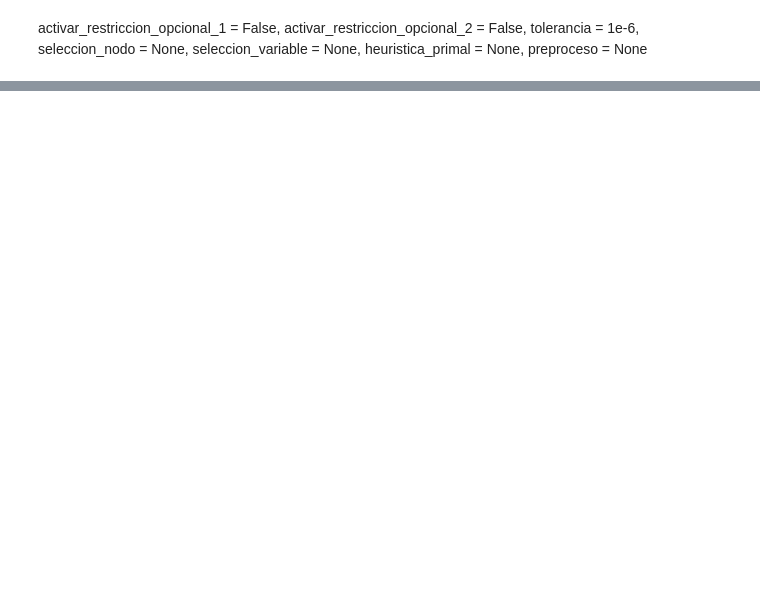
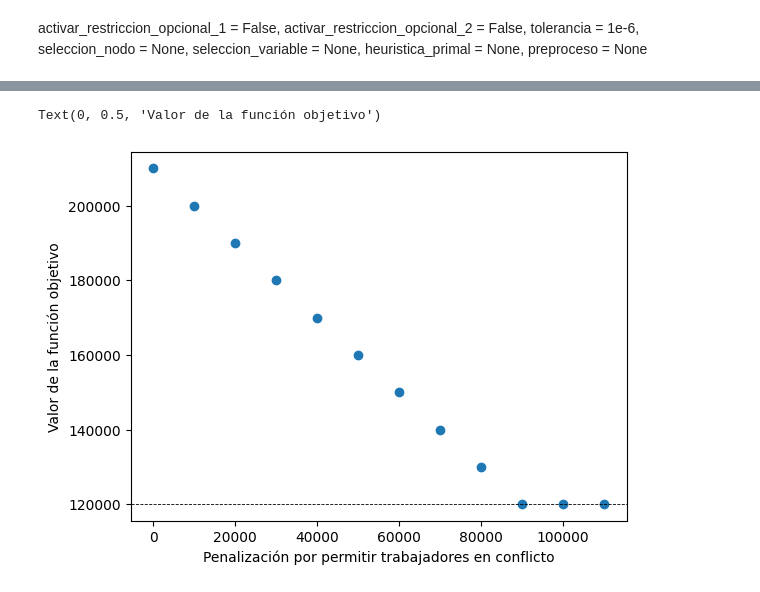
Before and after one commit to Nicopiwi/tps-invop-1c2024, a Jupyter notebook: tp1_ple/notebook.ipynb, the cells around one changed output, grey strips where cells are left out. Cells and saved outputs as stored; diff of their text form; code cells hidden in the pictures; blank space fills up the shorter version.

Commit message:
analisis de optimo con penalizacion

```diff
--- a/tp1_ple/notebook.ipynb
+++ b/tp1_ple/notebook.ipynb
@@ -31,21 +212,10 @@ TypeError: 'int' object is not iterable
 # %%
-def configurar_y_resolver_devuelve_tiempos(path, **config):
+def configurar_y_resolver_devuelve_optimo(path, **config):
     instancia = cargar_instancia_con_configuracion(path, **config)
     prob = cplex.Cplex()
     armar_lp(prob, instancia, shouldWrite=False)
     resolver_lp(prob, instancia)
-    return instancia.tiempo_de_computo
+    mostrar_solucion(prob, instancia)
+    return instancia.funcion_objetivo
+
+#configurar_y_resolver_devuelve_optimo("./entradas/entrada4.txt", preproceso = CPX_OFF, penalizacion_conflicto = 11000)
-# %%
-valores = [0.5,1.5]
-tiempos_valores_heuristica = []
-for i in valores:
-    tiempos_heuristica=[]
-    cont = 0
-    while cont != 5:
-        t = configurar_y_resolver_devuelve_tiempos("./entradas/entrada3.txt", activar_restriccion_opcional_1 = False, preproceso = CPX_OFF, heuristica_primal = i)
-        tiempos_heuristica.append(t)
-        cont = cont + 1
-    tiempo_medio = np.mean(tiempos_heuristica)
-    tiempos_valores_heuristica.append(tiempo_medio)
-
-print(valores,tiempos_valores_heuristica)
@@ -233,0 +222,6 @@ La orden 59 no se realiza. Por lo tanto, los trabajadores son []
+# %%
+
+grilla = np.arange(0,140000,10000)
+y = []
+for i in grilla:
+    y.append(configurar_y_resolver_devuelve_optimo("./entradas/entrada4.txt", preproceso = CPX_OFF, penalizacion_conflicto = i))
@@ -233,0 +246,8 @@ La orden 59 no se realiza. Por lo tanto, los trabajadores son []
+# %%
+plt.scatter(grilla,y)
+plt.axhline(120000, c= 'black',ls = '--',lw=0.6,label = 'Limite de tolerancia conflictos')
+plt.xlabel('Penalización por permitir trabajadores en conflicto')
+plt.ylabel('Valor de la función objetivo')
+# %% [output]
+Text(0, 0.5, 'Valor de la función objetivo')
+[figure, added]
```
Also changed, not shown: parts of 23 cells of this notebook, 1 other file.
